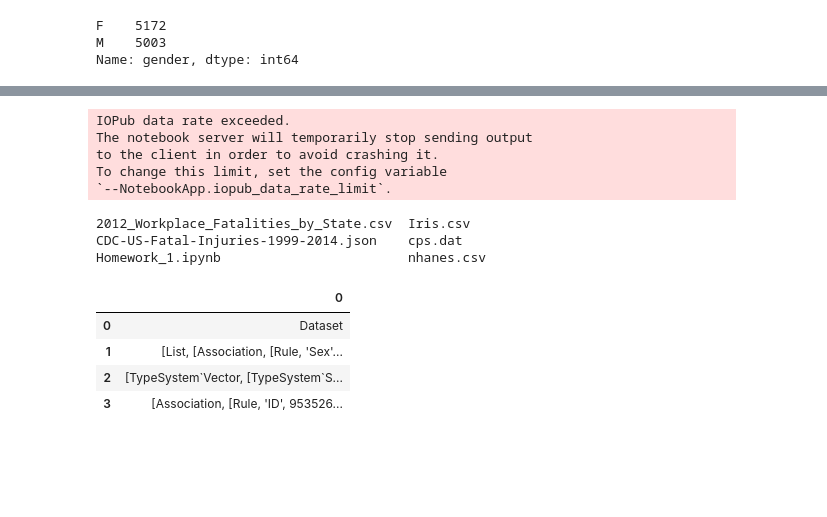
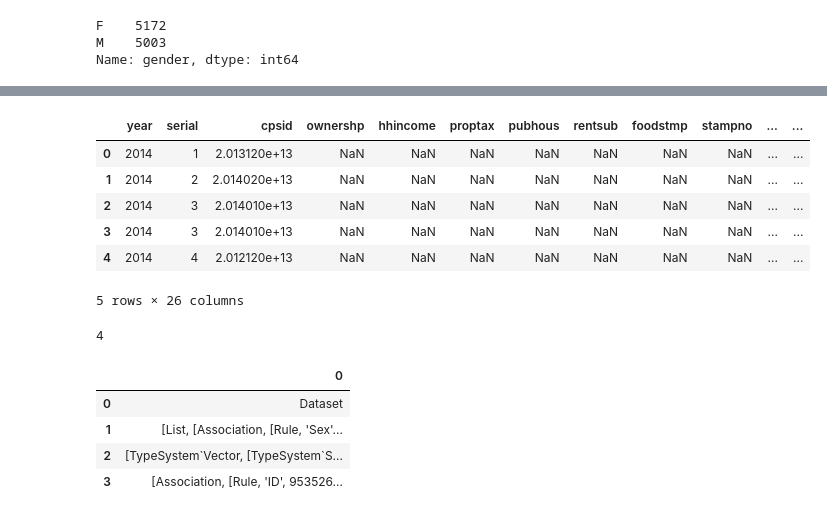
Before and after one commit to asfabiano/byu_econ_applied_machine_learning, a Jupyter notebook: homeworks/Homework_1.ipynb, the cells around one changed output, grey strips where cells are left out. Cells and saved outputs as stored; diff of their text form; code cells hidden in the pictures; blank space fills up the shorter version.

Commit message:
imported cps .dta stata file to pandas dataframe

```diff
--- a/homeworks/Homework_1.ipynb
+++ b/homeworks/Homework_1.ipynb
@@ -122,22 +122,24 @@ work_fatal.describe()
 | 50% | 70.000000 | 3.500000 | 25.000000 | 47250.000000 | ... |
 | 75% | 114.500000 | 5.050000 | 37.750000 | 75625.000000 | ... |
 | max | 4628.000000 | 17.700000 | 50.000000 | 345400.000000 | ... |
+# %%
+cps = pd.read_stata("cps_1999-2014.dta")
+cps.head()
+# %% [output]
+|  | year | serial | cpsid | ownershp | hhincome | proptax | pubhous | rentsub | foodstmp | stampno | ... | ... |
+| 0 | 2014 | 1 | 2.013120e+13 | NaN | NaN | NaN | NaN | NaN | NaN | NaN | ... | ... |
+| 1 | 2014 | 2 | 2.014020e+13 | NaN | NaN | NaN | NaN | NaN | NaN | NaN | ... | ... |
+| 2 | 2014 | 3 | 2.014010e+13 | NaN | NaN | NaN | NaN | NaN | NaN | NaN | ... | ... |
+| 3 | 2014 | 3 | 2.014010e+13 | NaN | NaN | NaN | NaN | NaN | NaN | NaN | ... | ... |
+| 4 | 2014 | 4 | 2.012120e+13 | NaN | NaN | NaN | NaN | NaN | NaN | NaN | ... | ... |
+5 rows × 26 columns
 # %%
 with open("CDC-US-Fatal-Injuries-1999-2014.json") as x:
     cdc = json.load(x)
-cdc
-# %% [output]
-IOPub data rate exceeded.
-The notebook server will temporarily stop sending output
-to the client in order to avoid crashing it.
-To change this limit, set the config variable
-`--NotebookApp.iopub_data_rate_limit`.
-# %%
-ls
-# %% [output]
-2012_Workplace_Fatalities_by_State.csv  Iris.csv
-CDC-US-Fatal-Injuries-1999-2014.json    cps.dat
-Homework_1.ipynb                        nhanes.csv
+# %%
+len(cdc)
+# %% [output]
+4
 # %%
 cdc = pd.read_json("CDC-US-Fatal-Injuries-1999-2014.json")
 cdc
```
